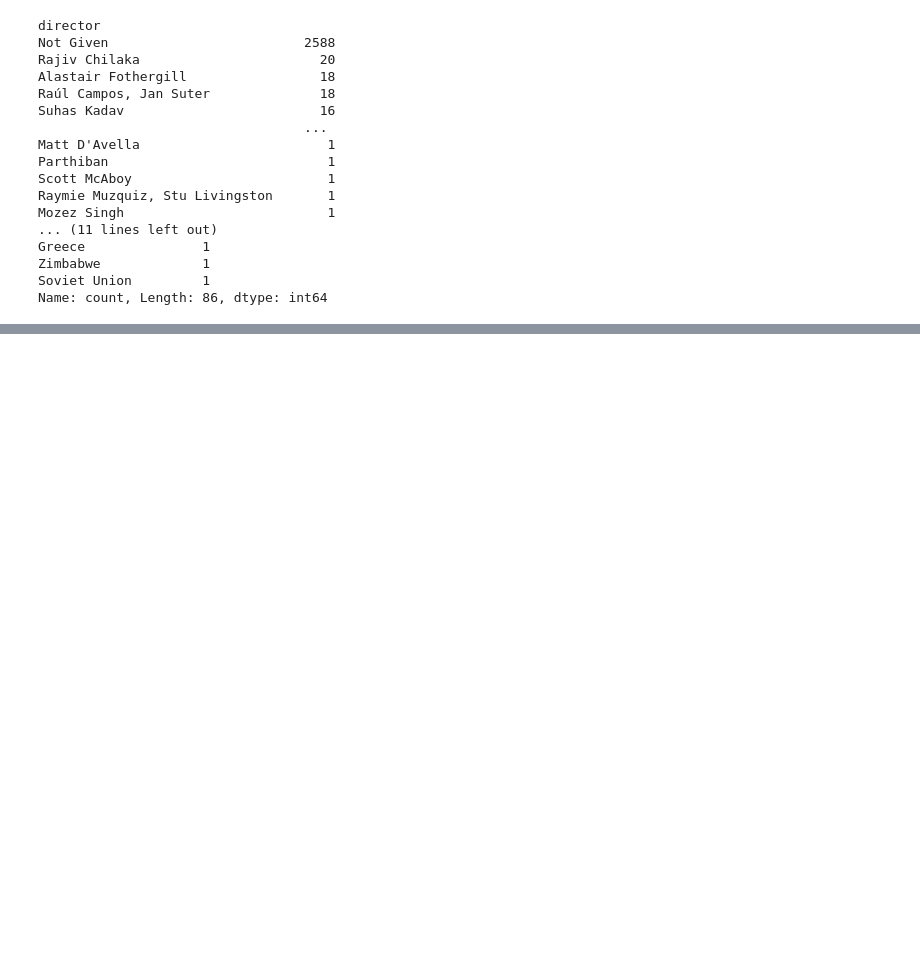
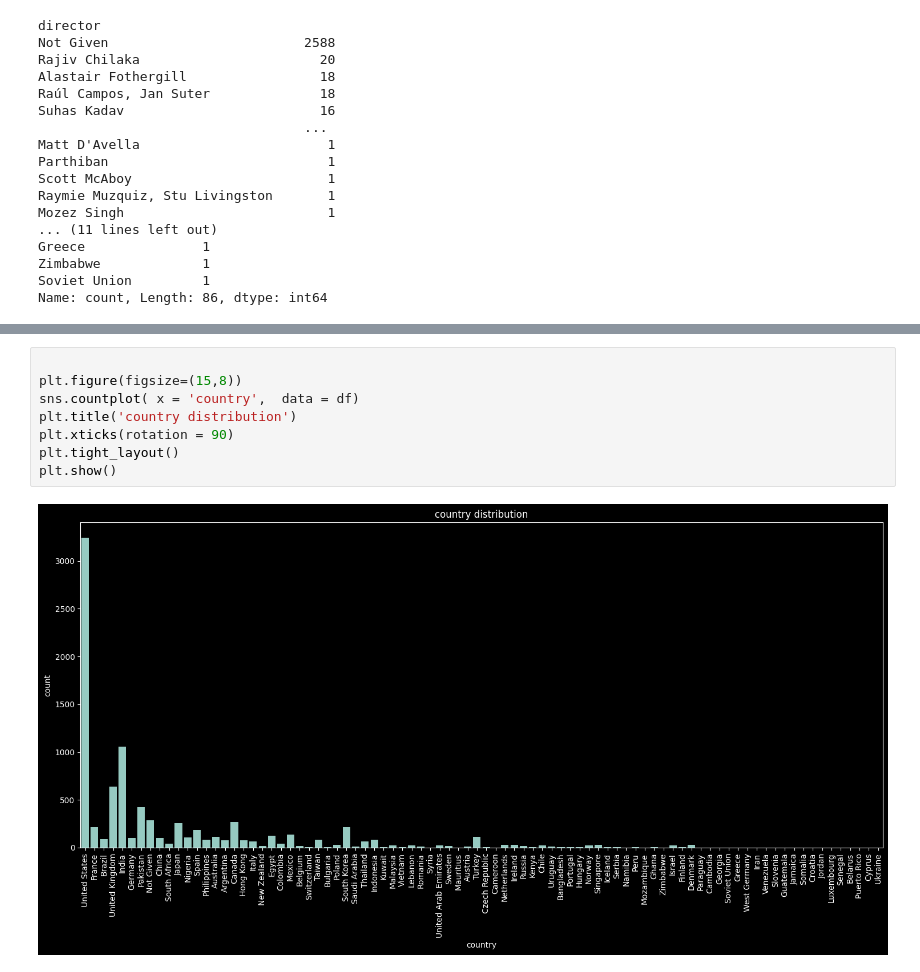
Before and after one commit to Bison619/Netflix_data_analysis, a Jupyter notebook: clean_and_analysis.ipynb, the cells around one changed output, grey strips where cells are left out. Saved outputs shown, nothing was run; the diff lists cells and outputs as text; blank space fills up the shorter version.

```diff
--- a/clean_and_analysis.ipynb
+++ b/clean_and_analysis.ipynb
@@ -113,0 +126,10 @@ plt.show()
+# %%
+
+plt.figure(figsize=(15,8))
+sns.countplot( x = 'country',  data = df)
+plt.title('country distribution')
+plt.xticks(rotation = 90)
+plt.tight_layout()
+plt.show()
+# %% [output]
+[figure, added]
```
Also changed, not shown: parts of 4 cells of this notebook.
